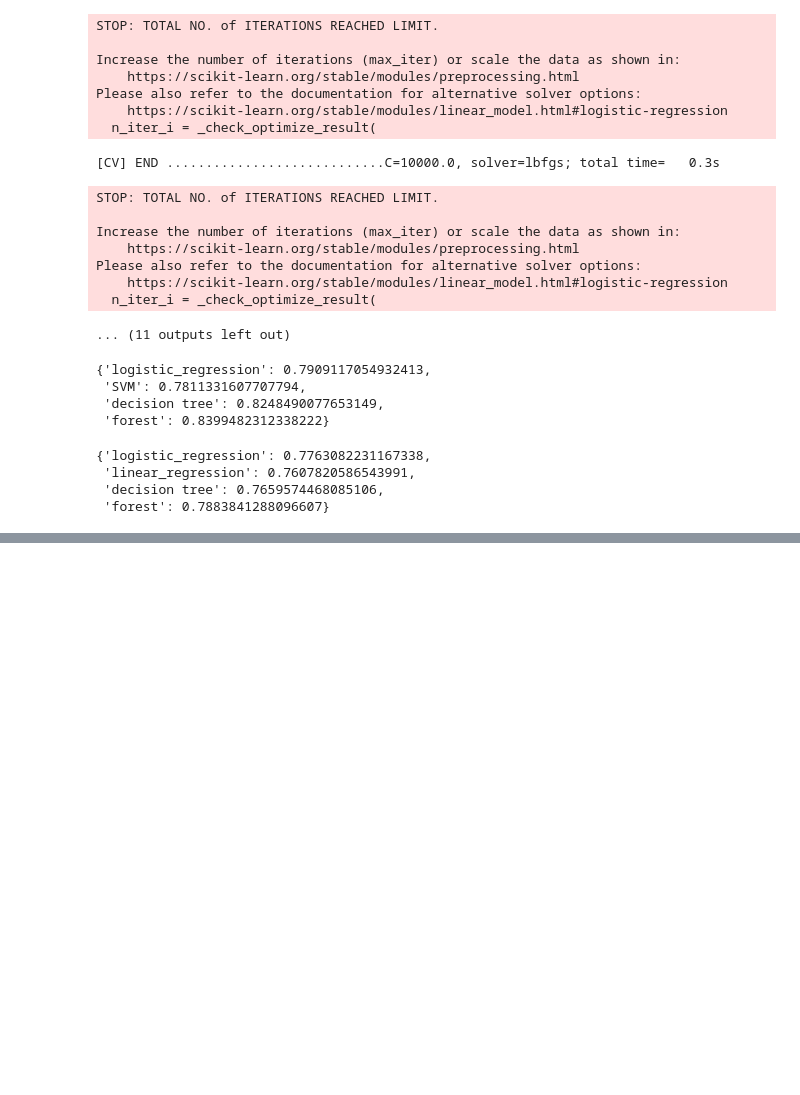
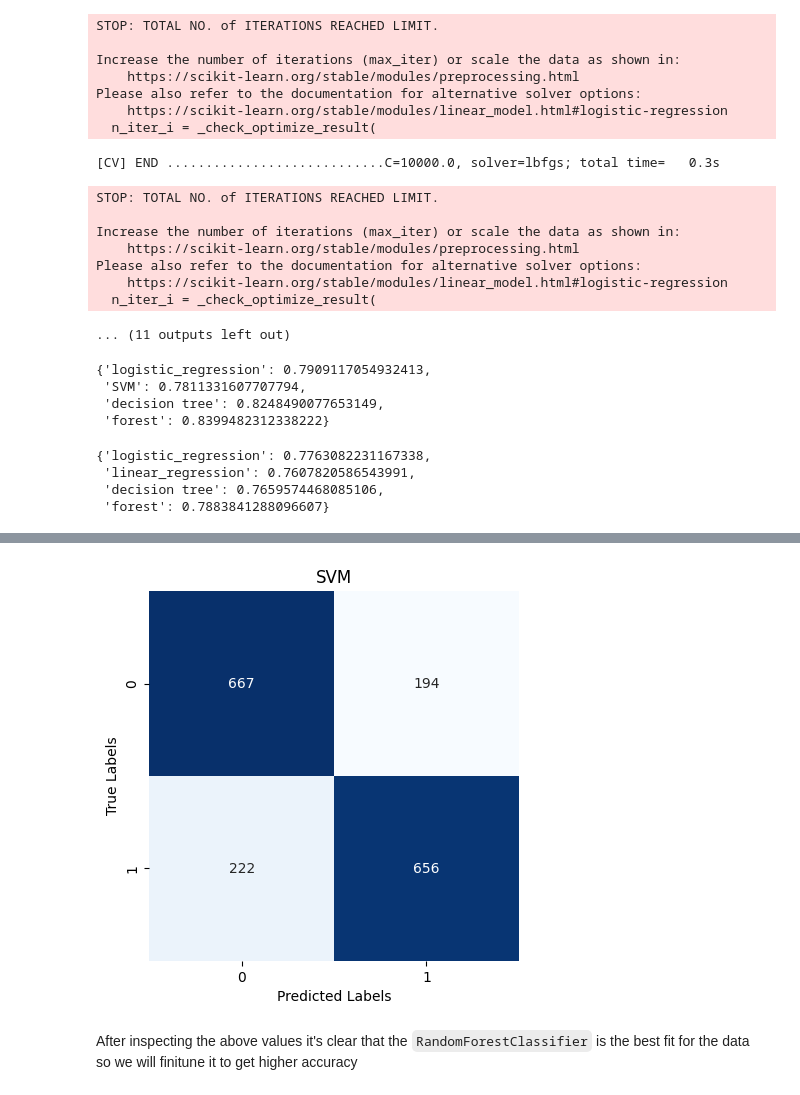
Before and after one commit to AhmadBustati/titanic-spaceship-kaggle, a Jupyter notebook: end-to-end-surviovr-predictior.ipynb, the cells around one changed output, grey strips where cells are left out. Cells and saved outputs as stored; diff of their text form; code cells hidden in the pictures; blank space fills up the shorter version.

Commit message:
added fine tuned model

```diff
--- a/end-to-end-surviovr-predictior.ipynb
+++ b/end-to-end-surviovr-predictior.ipynb
@@ -480,12 +485,12 @@ model_test_accuracy["logistic_regression"] = logistic_regression_model.score(tra
 # Print the best parameters
 print(f"linear regression best params{logistic_regression_model.best_params_}")
 # Create a RandomizedSearchCV object
-SVM_model = RandomizedSearchCV(algorithms[1], parameters[1], cv=5, n_iter=5, random_state=42,verbose=2)
+SVM_model = RandomizedSearchCV(algorithms[1], parameters[1], cv=5, n_iter=5, random_state=42,verbose=2,refit=True)
 # Fit the model to the data
 SVM_model.fit(transformed_data,train_y)
 dump(SVM_model.best_estimator_,"svm_base.joblib")
 models_accuracy["SVM"]=SVM_model.score(transformed_data,train_y)
-model_test_accuracy["linear_regression"] = SVM_model.score(transformed_test,test_y)
+model_test_accuracy["SVM"] = SVM_model.score(transformed_test,test_y)
 
 # Print the best parameters
 print(f"SVM best params{SVM_model.best_params_}")
@@ -614,0 +691,8 @@ model_test_accuracy
+# %%
+# since SVM had probability =False in the hyperparameter its ROC curve can't be drawn
+svm_predations = SVM_model.predict(transformed_test)
+plot_confusion_matrix(test_y,svm_predations,title="SVM")
+# %% [output]
+[figure, added]
+# %% [markdown]
+After inspecting the above values it's clear that the `RandomForestClassifier` is the best fit for the data so we will finitune it to get higher accuracy
```
Also changed, not shown: parts of 13 cells of this notebook, 2 other files.
